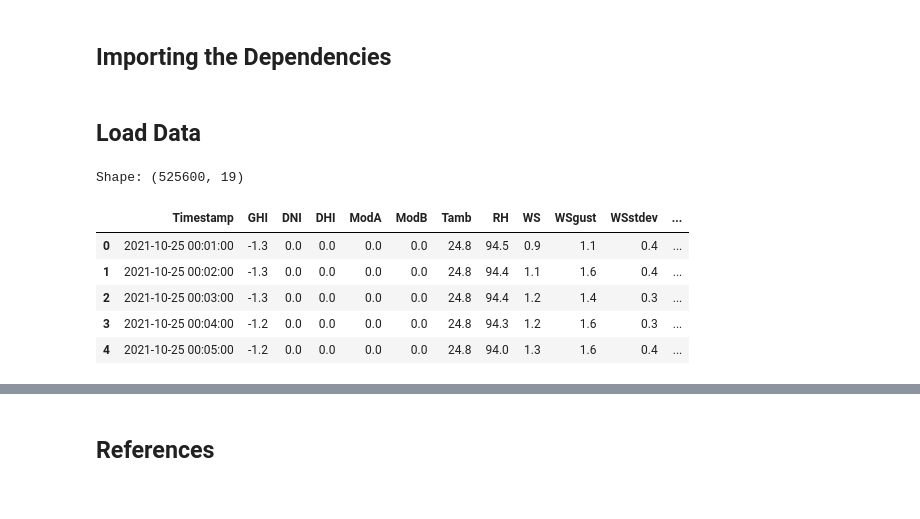
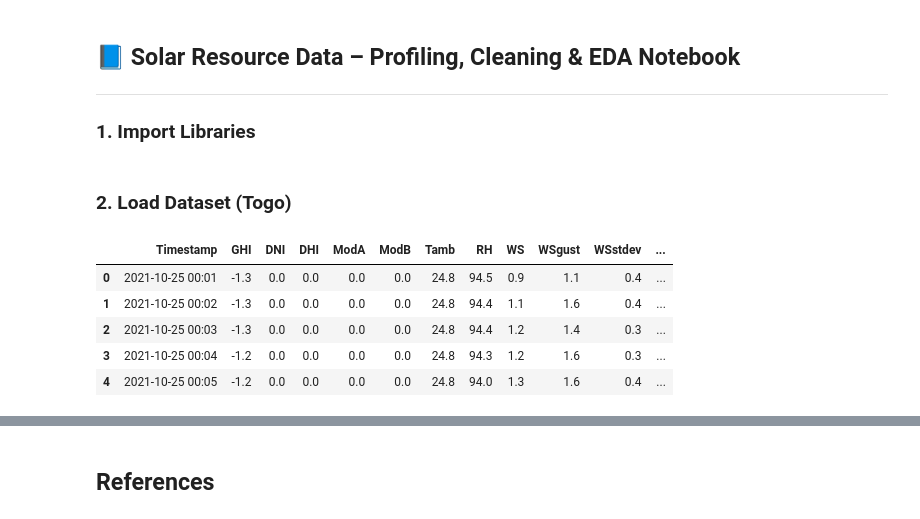
Before and after one commit to jossieT/solar-challenge-week0, a Jupyter notebook: notebooks/togo_eda.ipynb, the cells around one changed output, grey strips where cells are left out. Drawn from its saved outputs; the diff is of its cells as text; code cells hidden in the pictures.

```diff
--- a/notebooks/togo_eda.ipynb
+++ b/notebooks/togo_eda.ipynb
@@ -1,2 +0,0 @@
-# %% [markdown]
-## Importing the Dependencies
@@ -8,0 +1,6 @@ from scipy import stats
+# %% [markdown]
+## 📘 Solar Resource Data – Profiling, Cleaning & EDA Notebook
+
+---
+
+### 1. Import Libraries
@@ -9,20 +13,13 @@ from scipy import stats
 # %% [markdown]
-## Load Data
+### 2. Load Dataset (Togo)
 # %%
 path = "../data/togo-dapaong_qc.csv"
 df = pd.read_csv(path)
-# Convert timestamp to datetime
-df['Timestamp'] = pd.to_datetime(df['Timestamp'])
-
-# Sort by time
-df = df.sort_values(by="Timestamp").reset_index(drop=True)
-print("Shape:", df.shape)
 df.head()
 # %% [output]
-Shape: (525600, 19)
 |  | Timestamp | GHI | DNI | DHI | ModA | ModB | Tamb | RH | WS | WSgust | WSstdev | ... |
-| 0 | 2021-10-25 00:01:00 | -1.3 | 0.0 | 0.0 | 0.0 | 0.0 | 24.8 | 94.5 | 0.9 | 1.1 | 0.4 | ... |
-| 1 | 2021-10-25 00:02:00 | -1.3 | 0.0 | 0.0 | 0.0 | 0.0 | 24.8 | 94.4 | 1.1 | 1.6 | 0.4 | ... |
-| 2 | 2021-10-25 00:03:00 | -1.3 | 0.0 | 0.0 | 0.0 | 0.0 | 24.8 | 94.4 | 1.2 | 1.4 | 0.3 | ... |
-| 3 | 2021-10-25 00:04:00 | -1.2 | 0.0 | 0.0 | 0.0 | 0.0 | 24.8 | 94.3 | 1.2 | 1.6 | 0.3 | ... |
-| 4 | 2021-10-25 00:05:00 | -1.2 | 0.0 | 0.0 | 0.0 | 0.0 | 24.8 | 94.0 | 1.3 | 1.6 | 0.4 | ... |
+| 0 | 2021-10-25 00:01 | -1.3 | 0.0 | 0.0 | 0.0 | 0.0 | 24.8 | 94.5 | 0.9 | 1.1 | 0.4 | ... |
+| 1 | 2021-10-25 00:02 | -1.3 | 0.0 | 0.0 | 0.0 | 0.0 | 24.8 | 94.4 | 1.1 | 1.6 | 0.4 | ... |
+| 2 | 2021-10-25 00:03 | -1.3 | 0.0 | 0.0 | 0.0 | 0.0 | 24.8 | 94.4 | 1.2 | 1.4 | 0.3 | ... |
+| 3 | 2021-10-25 00:04 | -1.2 | 0.0 | 0.0 | 0.0 | 0.0 | 24.8 | 94.3 | 1.2 | 1.6 | 0.3 | ... |
+| 4 | 2021-10-25 00:05 | -1.2 | 0.0 | 0.0 | 0.0 | 0.0 | 24.8 | 94.0 | 1.3 | 1.6 | 0.4 | ... |
```
Also changed, not shown: parts of 50 cells of this notebook, 1 other file.
